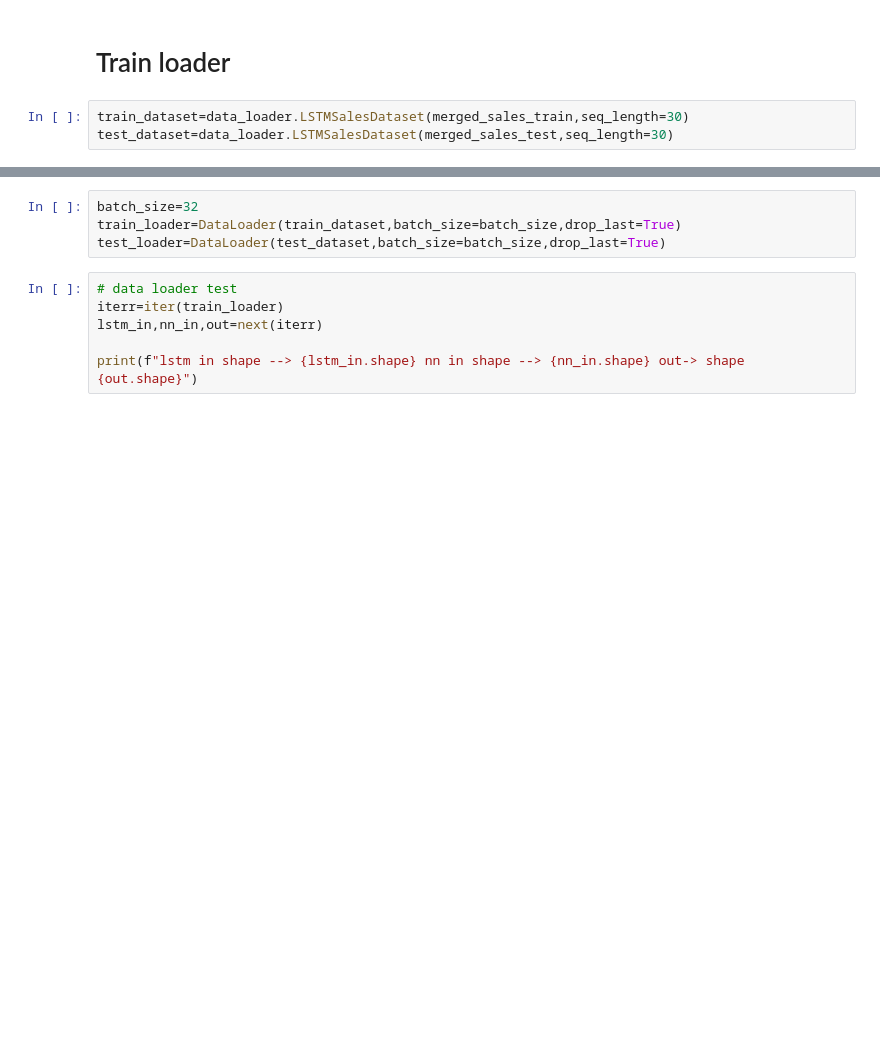
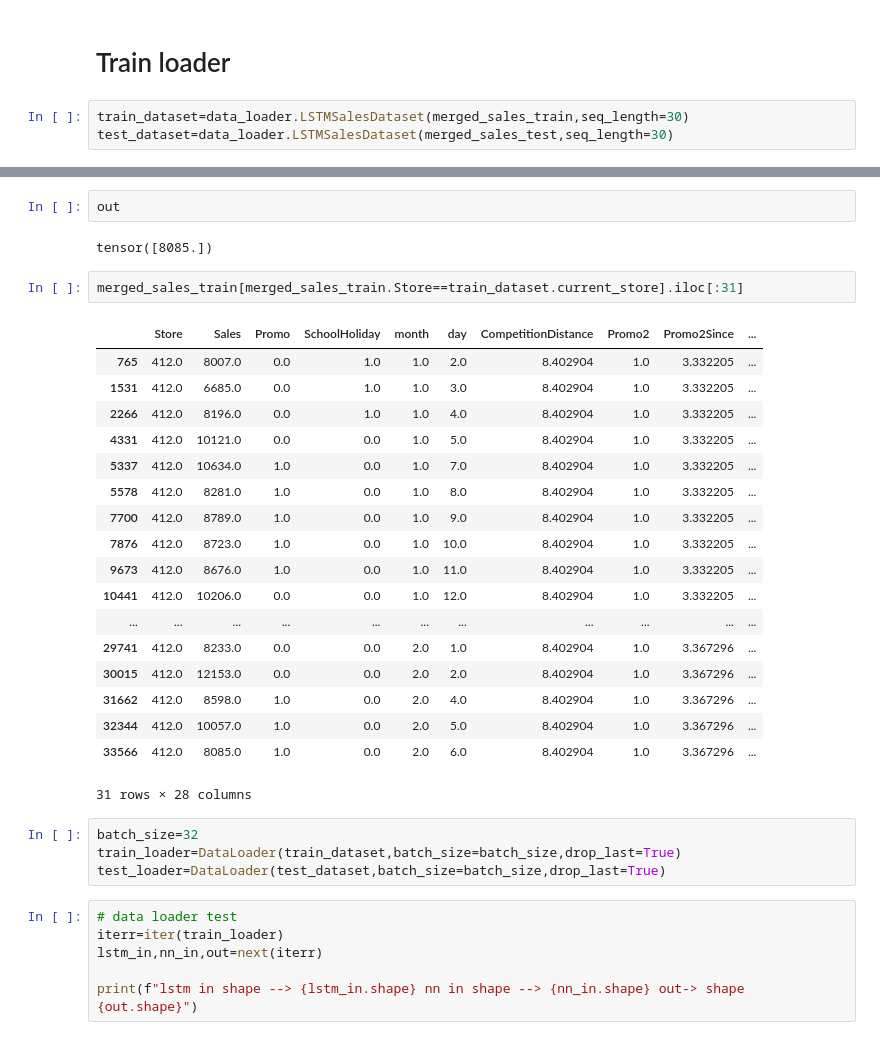
Before and after one commit to ahmedbadr97/Rossmann-Store-Sales, a Jupyter notebook: notebooks/Lstm_model_train.ipynb, the cells around one changed output, grey strips where cells are left out. Cells and saved outputs as stored; diff of their text form; blank space fills up the shorter version.

```diff
--- a/notebooks/Lstm_model_train.ipynb
+++ b/notebooks/Lstm_model_train.ipynb
@@ -206,3 +235,28 @@ test_dataset=data_loader.LSTMSalesDataset(merged_sales_test,seq_length=30)
+# %%
+out
+# %% [output]
+tensor([8085.])
+# %%
+merged_sales_train[merged_sales_train.Store==train_dataset.current_store].iloc[:31]
+# %% [output]
+|  | Store | Sales | Promo | SchoolHoliday | month | day | CompetitionDistance | Promo2 | Promo2Since | ... |
+| 765 | 412.0 | 8007.0 | 0.0 | 1.0 | 1.0 | 2.0 | 8.402904 | 1.0 | 3.332205 | ... |
+| 1531 | 412.0 | 6685.0 | 0.0 | 1.0 | 1.0 | 3.0 | 8.402904 | 1.0 | 3.332205 | ... |
+| 2266 | 412.0 | 8196.0 | 0.0 | 1.0 | 1.0 | 4.0 | 8.402904 | 1.0 | 3.332205 | ... |
+| 4331 | 412.0 | 10121.0 | 0.0 | 0.0 | 1.0 | 5.0 | 8.402904 | 1.0 | 3.332205 | ... |
+| 5337 | 412.0 | 10634.0 | 1.0 | 0.0 | 1.0 | 7.0 | 8.402904 | 1.0 | 3.332205 | ... |
+| 5578 | 412.0 | 8281.0 | 1.0 | 0.0 | 1.0 | 8.0 | 8.402904 | 1.0 | 3.332205 | ... |
+| 7700 | 412.0 | 8789.0 | 1.0 | 0.0 | 1.0 | 9.0 | 8.402904 | 1.0 | 3.332205 | ... |
+| 7876 | 412.0 | 8723.0 | 1.0 | 0.0 | 1.0 | 10.0 | 8.402904 | 1.0 | 3.332205 | ... |
+| 9673 | 412.0 | 8676.0 | 1.0 | 0.0 | 1.0 | 11.0 | 8.402904 | 1.0 | 3.332205 | ... |
+| 10441 | 412.0 | 10206.0 | 0.0 | 0.0 | 1.0 | 12.0 | 8.402904 | 1.0 | 3.332205 | ... |
+| ... | ... | ... | ... | ... | ... | ... | ... | ... | ... | ... |
+| 29741 | 412.0 | 8233.0 | 0.0 | 0.0 | 2.0 | 1.0 | 8.402904 | 1.0 | 3.367296 | ... |
+| 30015 | 412.0 | 12153.0 | 0.0 | 0.0 | 2.0 | 2.0 | 8.402904 | 1.0 | 3.367296 | ... |
+| 31662 | 412.0 | 8598.0 | 1.0 | 0.0 | 2.0 | 4.0 | 8.402904 | 1.0 | 3.367296 | ... |
+| 32344 | 412.0 | 10057.0 | 1.0 | 0.0 | 2.0 | 5.0 | 8.402904 | 1.0 | 3.367296 | ... |
+| 33566 | 412.0 | 8085.0 | 1.0 | 0.0 | 2.0 | 6.0 | 8.402904 | 1.0 | 3.367296 | ... |
+31 rows × 28 columns
 # %%
 batch_size=32
 train_loader=DataLoader(train_dataset,batch_size=batch_size,drop_last=True)
```
Also changed, not shown: parts of 25 cells of this notebook, 4 other files.
